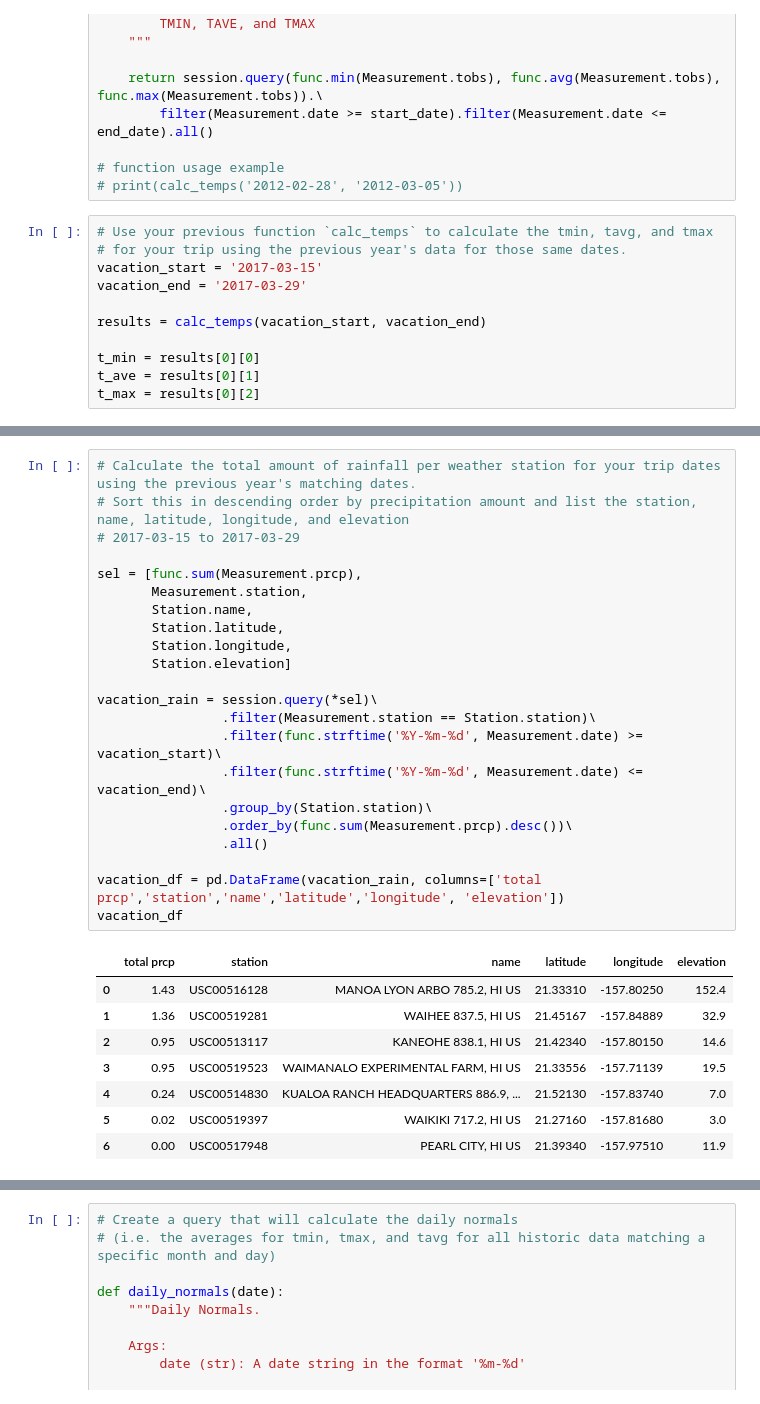
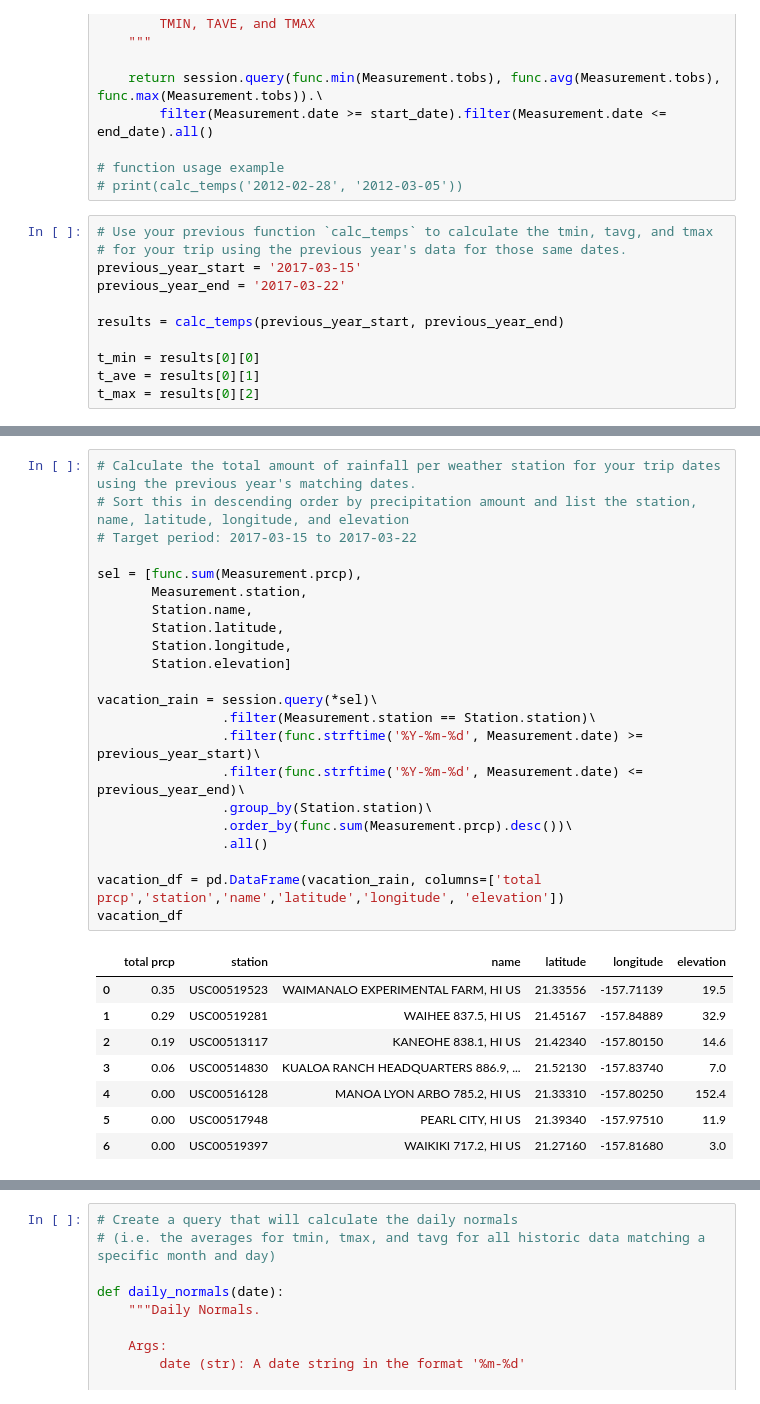
Before and after one commit to jxavie/sqlalchemy-challenge, a Jupyter notebook: climate.ipynb, the cells around one changed output, grey strips where cells are left out. Saved outputs shown, nothing was run; the diff lists cells and outputs as text.

```diff
--- a/climate.ipynb
+++ b/climate.ipynb
@@ -189,10 +293,10 @@ def calc_temps(start_date, end_date):
 # %%
 # Use your previous function `calc_temps` to calculate the tmin, tavg, and tmax
 # for your trip using the previous year's data for those same dates.
-vacation_start = '2017-03-15'
-vacation_end = '2017-03-29'
+previous_year_start = '2017-03-15'
+previous_year_end = '2017-03-22'
 
-results = calc_temps(vacation_start, vacation_end)
+results = calc_temps(previous_year_start, previous_year_end)
 
 t_min = results[0][0]
 t_ave = results[0][1]
@@ -224,31 +328,31 @@ plt.show()
 # %%
 # Calculate the total amount of rainfall per weather station for your trip dates using the previous year's matching dates.
 # Sort this in descending order by precipitation amount and list the station, name, latitude, longitude, and elevation
-# 2017-03-15 to 2017-03-29
+# Target period: 2017-03-15 to 2017-03-22
 
 sel = [func.sum(Measurement.prcp),
        Measurement.station,
        Station.name,
        Station.latitude,
        Station.longitude,
        Station.elevation]
 
 vacation_rain = session.query(*sel)\
                 .filter(Measurement.station == Station.station)\
-                .filter(func.strftime('%Y-%m-%d', Measurement.date) >= vacation_start)\
-                .filter(func.strftime('%Y-%m-%d', Measurement.date) <= vacation_end)\
+                .filter(func.strftime('%Y-%m-%d', Measurement.date) >= previous_year_start)\
+                .filter(func.strftime('%Y-%m-%d', Measurement.date) <= previous_year_end)\
                 .group_by(Station.station)\
                 .order_by(func.sum(Measurement.prcp).desc())\
                 .all()
 
 vacation_df = pd.DataFrame(vacation_rain, columns=['total prcp','station','name','latitude','longitude', 'elevation'])
 vacation_df
 # %% [output]
 |  | total prcp | station | name | latitude | longitude | elevation |
-| 0 | 1.43 | USC00516128 | MANOA LYON ARBO 785.2, HI US | 21.33310 | -157.80250 | 152.4 |
-| 1 | 1.36 | USC00519281 | WAIHEE 837.5, HI US | 21.45167 | -157.84889 | 32.9 |
-| 2 | 0.95 | USC00513117 | KANEOHE 838.1, HI US | 21.42340 | -157.80150 | 14.6 |
-| 3 | 0.95 | USC00519523 | WAIMANALO EXPERIMENTAL FARM, HI US | 21.33556 | -157.71139 | 19.5 |
-| 4 | 0.24 | USC00514830 | KUALOA RANCH HEADQUARTERS 886.9, ... | 21.52130 | -157.83740 | 7.0 |
-| 5 | 0.02 | USC00519397 | WAIKIKI 717.2, HI US | 21.27160 | -157.81680 | 3.0 |
-| 6 | 0.00 | USC00517948 | PEARL CITY, HI US | 21.39340 | -157.97510 | 11.9 |
+| 0 | 0.35 | USC00519523 | WAIMANALO EXPERIMENTAL FARM, HI US | 21.33556 | -157.71139 | 19.5 |
+| 1 | 0.29 | USC00519281 | WAIHEE 837.5, HI US | 21.45167 | -157.84889 | 32.9 |
+| 2 | 0.19 | USC00513117 | KANEOHE 838.1, HI US | 21.42340 | -157.80150 | 14.6 |
+| 3 | 0.06 | USC00514830 | KUALOA RANCH HEADQUARTERS 886.9, ... | 21.52130 | -157.83740 | 7.0 |
+| 4 | 0.00 | USC00516128 | MANOA LYON ARBO 785.2, HI US | 21.33310 | -157.80250 | 152.4 |
+| 5 | 0.00 | USC00517948 | PEARL CITY, HI US | 21.39340 | -157.97510 | 11.9 |
+| 6 | 0.00 | USC00519397 | WAIKIKI 717.2, HI US | 21.27160 | -157.81680 | 3.0 |
```
Also changed, not shown: parts of 20 cells of this notebook, 2 other files.
